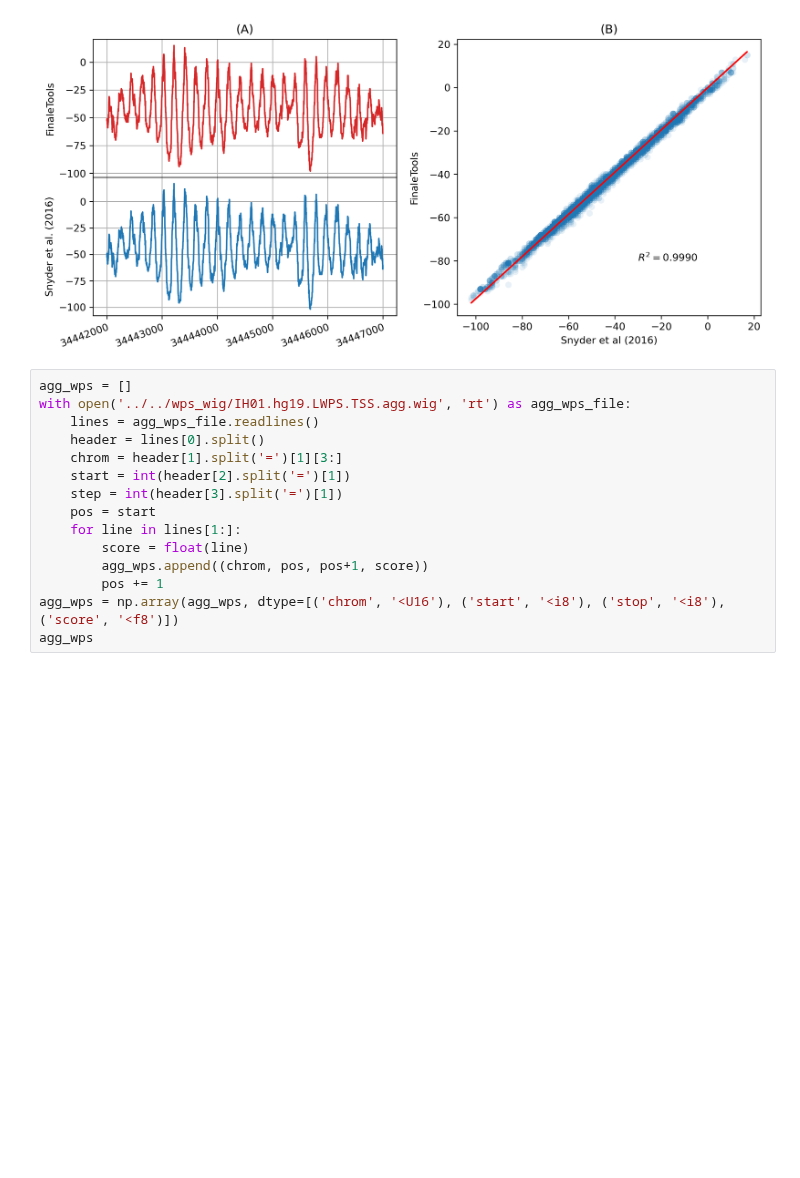
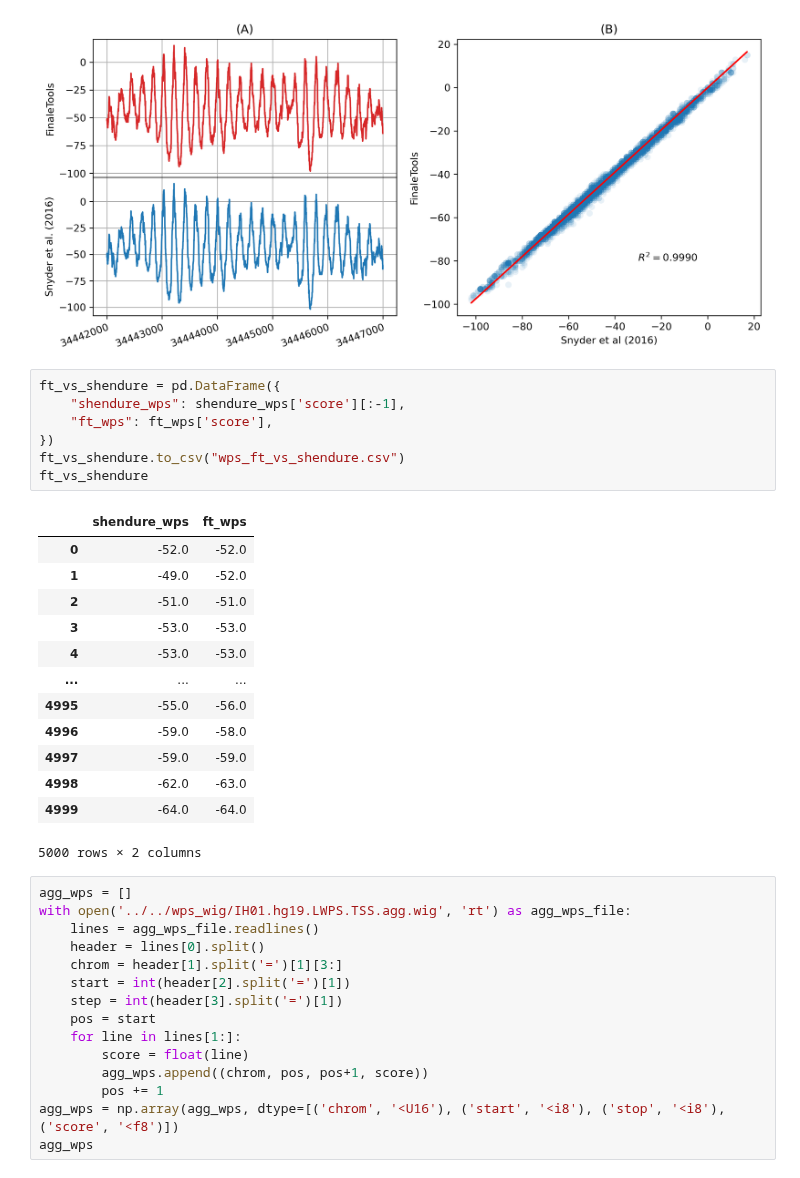
Before and after one commit to epifluidlab/FinaleToolkit, a Jupyter notebook: figs/frag_features_fig.ipynb, the cells around one changed output. Saved outputs shown, nothing was run; the diff lists cells and outputs as text; blank space fills up the shorter version.

```diff
--- a/figs/frag_features_fig.ipynb
+++ b/figs/frag_features_fig.ipynb
@@ -125,6 +125,27 @@ scatter_ax.set_title('(B)')
 fig.savefig("wps_ft_vs_snyder.svg", format="svg")
 # %% [output]
 [figure]
+# %%
+ft_vs_shendure = pd.DataFrame({
+    "shendure_wps": shendure_wps['score'][:-1],
+    "ft_wps": ft_wps['score'],
+})
+ft_vs_shendure.to_csv("wps_ft_vs_shendure.csv")
+ft_vs_shendure
+# %% [output]
+|  | shendure_wps | ft_wps |
+| 0 | -52.0 | -52.0 |
+| 1 | -49.0 | -52.0 |
+| 2 | -51.0 | -51.0 |
+| 3 | -53.0 | -53.0 |
+| 4 | -53.0 | -53.0 |
+| ... | ... | ... |
+| 4995 | -55.0 | -56.0 |
+| 4996 | -59.0 | -58.0 |
+| 4997 | -59.0 | -59.0 |
+| 4998 | -62.0 | -63.0 |
+| 4999 | -64.0 | -64.0 |
+5000 rows × 2 columns
 # %%
 agg_wps = []
 with open('../../wps_wig/IH01.hg19.LWPS.TSS.agg.wig', 'rt') as agg_wps_file:
```
Also changed, not shown: 2 other files.
